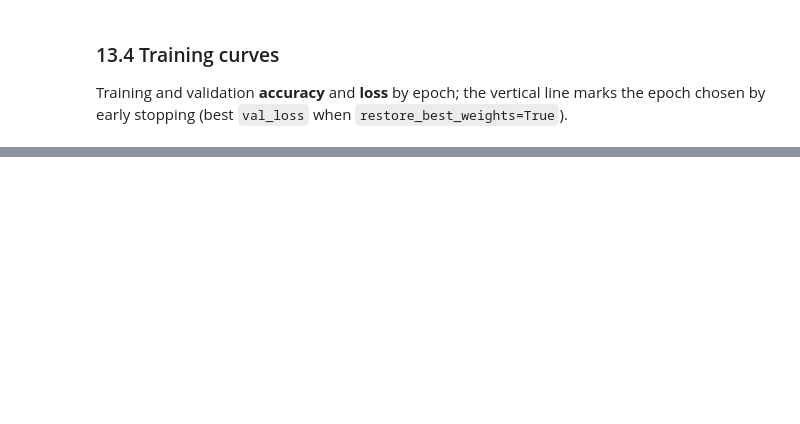
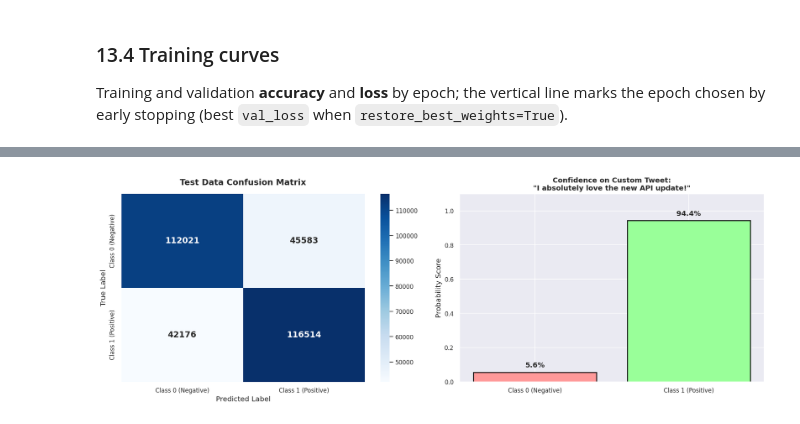
Before and after one commit to EmanEmadFarghaly/Sentiment-Fake-News-Analysis, a Jupyter notebook: sentiment.ipynb, the cells around one changed output, grey strips where cells are left out. Drawn from its saved outputs; the diff is of its cells as text; code cells hidden in the pictures; blank space fills up the shorter version.

```diff
--- a/sentiment.ipynb
+++ b/sentiment.ipynb
@@ -2809,0 +3544,16 @@ print(
+# %%
+from sklearn.model_selection import train_test_split
+
+X_train, X_temp, Y_train, y_temp = train_test_split(
+    df['clean_text'],
+    df['sentiment'],
+    test_size=0.40,
+    random_state=42
+)
+
+X_val, X_test, Y_val, Y_test = train_test_split(
+    X_temp,
+    y_temp,
+    test_size=0.50,
+    random_state=42
+)
@@ -2809,0 +3668,64 @@ print(
+# %%
+import matplotlib.pyplot as plt
+import seaborn as sns
+from sklearn.metrics import confusion_matrix
+import numpy as np
+
+print("Generating visualizations...")
+
+# ==========================================
+# 1. SETUP PLOT LAYOUT
+# ==========================================
+fig, (ax1, ax2) = plt.subplots(1, 2, figsize=(16, 6))
+# Update these names based on what 0 and 1 actually mean in your data
+class_names = ['Class 0 (Negative)', 'Class 1 (Positive)']
+
+# ==========================================
+# 2. PLOT A: CONFUSION MATRIX
+# ==========================================
+# Calculate the confusion matrix using your test predictions
+cm = confusion_matrix(y_test, predictions)
+
+# Create a beautiful heatmap using Seaborn
+sns.heatmap(cm, annot=True, fmt='d', cmap='Blues', ax=ax1,
+            xticklabels=class_names, yticklabels=class_names,
+            annot_kws={"size": 14, "weight": "bold"})
+
+ax1.set_title('Test Data Confusion Matrix', fontsize=14, fontweight='bold', pad=15)
+ax1.set_xlabel('Predicted Label', fontsize=12)
+ax1.set_ylabel('True Label', fontsize=12)
+
+# ==========================================
+# 3. PLOT B: CUSTOM TWEET CONFIDENCE BARS
+# ==========================================
+# Get the exact probability scores for our custom tweets
+probabilities = clf.predict_proba(custom_embeddings)
+
+# Colors for the bars
+colors = ['#ff9999', '#99ff99']
+
+# We'll plot the probabilities for the first custom tweet as an example
+tweet_idx = 0
+target_tweet = custom_tweets[tweet_idx]
+probs = probabilities[tweet_idx]
+
+bars = ax2.bar(class_names, probs, color=colors, edgecolor='black', linewidth=1.5)
+
+# Format the text so it fits nicely
+display_text = target_tweet[:50] + "..." if len(target_tweet) > 50 else target_tweet
+ax2.set_title(f'Confidence on Custom Tweet:\n"{display_text}"', fontsize=12, fontweight='bold')
+ax2.set_ylim(0, 1.1)
+ax2.set_ylabel('Probability Score')
+
+# Add the exact percentage on top of each bar
+for bar in bars:
+    height = bar.get_height()
+    ax2.text(bar.get_x() + bar.get_width()/2., height + 0.02,
+             f'{height*100:.1f}%', ha='center', va='bottom',
+             fontsize=12, fontweight='bold')
+
+# Clean up layout and display
+plt.tight_layout()
+plt.subplots_adjust(top=0.85) # Leave room for a main title if you want one
+plt.show()
+# %% [output]
@@ -2809,0 +3733 @@ print(
+[figure, added]
```
Also changed, not shown: parts of 87 cells of this notebook.
